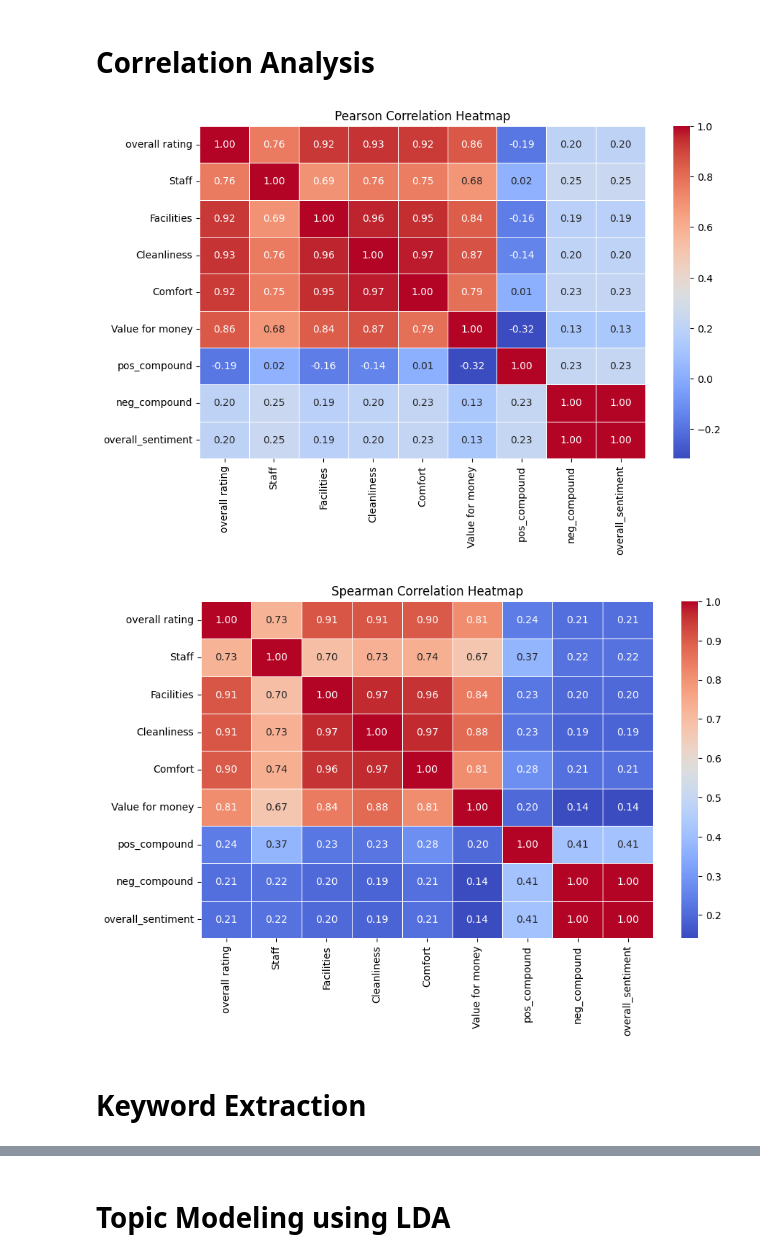
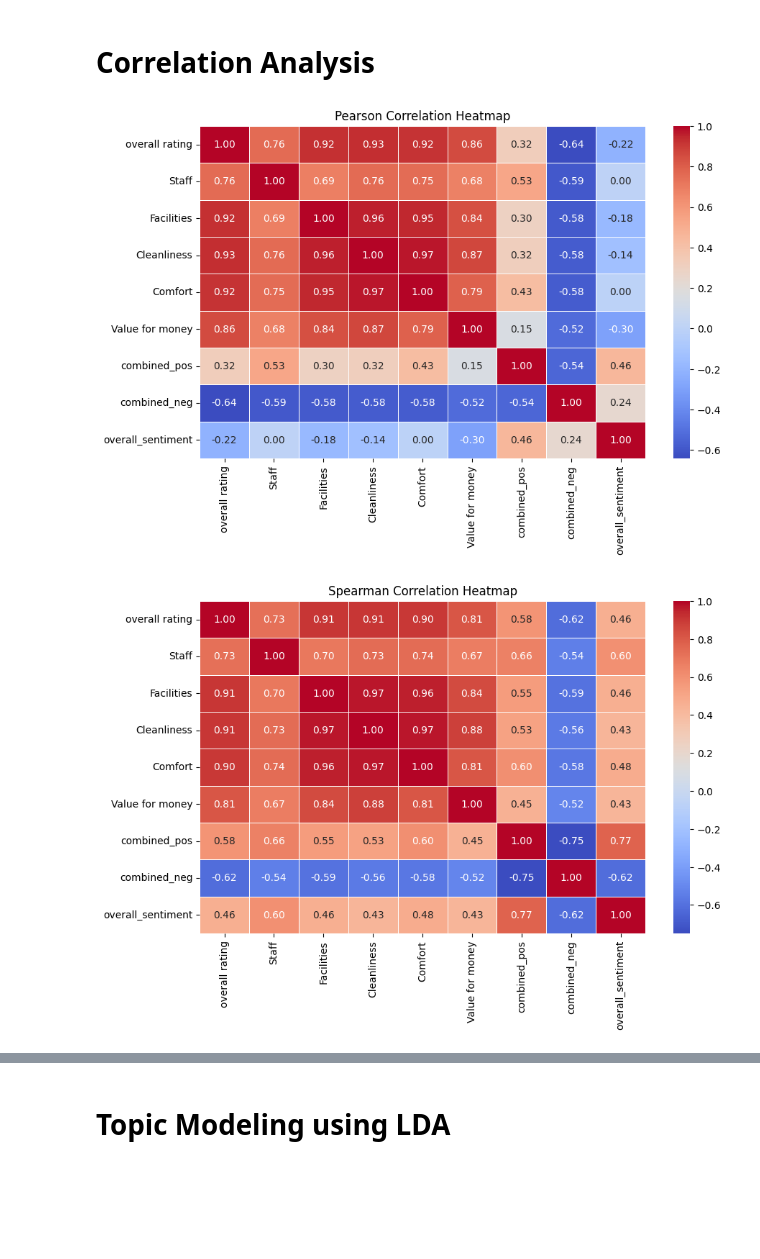
Before and after one commit to shokoufehnaseri/Text-Mining_project, a Jupyter notebook: Hotel_Reviews/Hotel_Reviews_Jan.ipynb, the cells around one changed output, grey strips where cells are left out. Drawn from its saved outputs; the diff is of its cells as text; code cells hidden in the pictures; blank space fills up the shorter version.

```diff
--- a/Hotel_Reviews/Hotel_Reviews_Jan.ipynb
+++ b/Hotel_Reviews/Hotel_Reviews_Jan.ipynb
@@ -36,6 +71,6 @@ warnings.filterwarnings("ignore")
 # %%
 # Load the dataset
-data = pd.read_csv(".\\paris1.csv")
+data = pd.read_csv("/Users/hoangnhu/Desktop/AI/Text-Mining_project/Hotel_Reviews/paris1.csv")
 data.head()
 # %% [output]
 |  | address | name | neg_reviews | pos_reviews | price | rating | rating1 | rating2 | rating3 | rating4 | ... |
@@ -269,36 +372,20 @@ max       1125.000000     1774.000000
 # %%
-# Import libraries for sentiment analysis
-from vaderSentiment.vaderSentiment import SentimentIntensityAnalyzer
-
-# Initialize VADER Sentiment Analyzer
 analyzer = SentimentIntensityAnalyzer()
 
-# Define a function to calculate sentiment scores
 def calculate_sentiment(text):
     if isinstance(text, str) and text.strip():
-        sentiment = analyzer.polarity_scores(text)
-        return sentiment
+        return analyzer.polarity_scores(text)
     else:
         return {'neg': 0, 'neu': 0, 'pos': 0, 'compound': 0}
 
-# Apply sentiment analysis to positive and negative reviews
-data['pos_sentiment_scores'] = data['pos_reviews'].apply(calculate_sentiment)
-data['neg_sentiment_scores'] = data['neg_reviews'].apply(calculate_sentiment)
+# Combine cleaned reviews for sentiment analysis
+data['combined_reviews'] = data['clean_neg_reviews'] + " " + data['clean_pos_reviews']
 
-# Extract individual sentiment components (negative, neutral, positive, compound)
-data['pos_neg'] = data['pos_sentiment_scores'].apply(lambda x: x['neg'])
-data['pos_neu'] = data['pos_sentiment_scores'].apply(lambda x: x['neu'])
-data['pos_pos'] = data['pos_sentiment_scores'].apply(lambda x: x['pos'])
-data['pos_compound'] = data['pos_sentiment_scores'].apply(lambda x: x['compound'])
+# Apply sentiment analysis directly to the combined review text
+data['combined_sentiment_scores'] = data['combined_reviews'].apply(calculate_sentiment)
 
-data['neg_neg'] = data['neg_sentiment_scores'].apply(lambda x: x['neg'])
-data['neg_neu'] = data['neg_sentiment_scores'].apply(lambda x: x['neu'])
-data['neg_pos'] = data['neg_sentiment_scores'].apply(lambda x: x['pos'])
-data['neg_compound'] = data['neg_sentiment_scores'].apply(lambda x: x['compound'])
-
-# Calculate overall sentiment score as a sum of positive and negative compound scores
-data['overall_sentiment'] = data['pos_compound'] + data['neg_compound']
-
-# Display the sentiment scores
-print("\nSentiment Scores Sample:")
-data[['name', 'pos_compound', 'neg_compound', 'overall_sentiment']].head()
+# Extract individual sentiment components from the combined score
+data['combined_neg'] = data['combined_sentiment_scores'].apply(lambda x: x['neg'])
+data['combined_neu'] = data['combined_sentiment_scores'].apply(lambda x: x['neu'])
+data['combined_pos'] = data['combined_sentiment_scores'].apply(lambda x: x['pos'])
+data['overall_sentiment'] = data['combined_sentiment_scores'].apply(lambda x: x['compound'])
@@ -313,33 +427,29 @@ Sentiment Scores Sample:
 # %% [markdown]
 # Correlation Analysis
 # %%
-# Import libraries for correlation analysis
-import seaborn as sns
-import matplotlib.pyplot as plt
+
 
 # Select columns for correlation analysis
 correlation_columns = ['overall rating', 'Staff', 'Facilities', 'Cleanliness', 'Comfort',
-                       'Value for money', 'pos_compound', 'neg_compound', 'overall_sentiment']
+                       'Value for money', 'combined_pos', 'combined_neg', 'overall_sentiment']
 
 # Compute Pearson correlation
 correlation_matrix = data[correlation_columns].corr(method='pearson')
 
 # Plot heatmap of the correlation matrix
 plt.figure(figsize=(10, 6))
 sns.heatmap(correlation_matrix, annot=True, cmap='coolwarm', fmt='.2f', linewidths=0.5)
 plt.title("Pearson Correlation Heatmap")
 plt.show()
 
 # Compute Spearman correlation (alternative)
 spearman_correlation_matrix = data[correlation_columns].corr(method='spearman')
 
 # Display Spearman correlation matrix as a heatmap
 plt.figure(figsize=(10, 6))
 sns.heatmap(spearman_correlation_matrix, annot=True, cmap='coolwarm', fmt='.2f', linewidths=0.5)
 plt.title("Spearman Correlation Heatmap")
 plt.show()
 # %% [output]
-[figure, old version]
+[figure, new version]
-[figure, old version]
+[figure, new version]
-# %% [markdown]
-# Keyword Extraction
```
Also changed, not shown: parts of 46 cells of this notebook, 5 other files.
